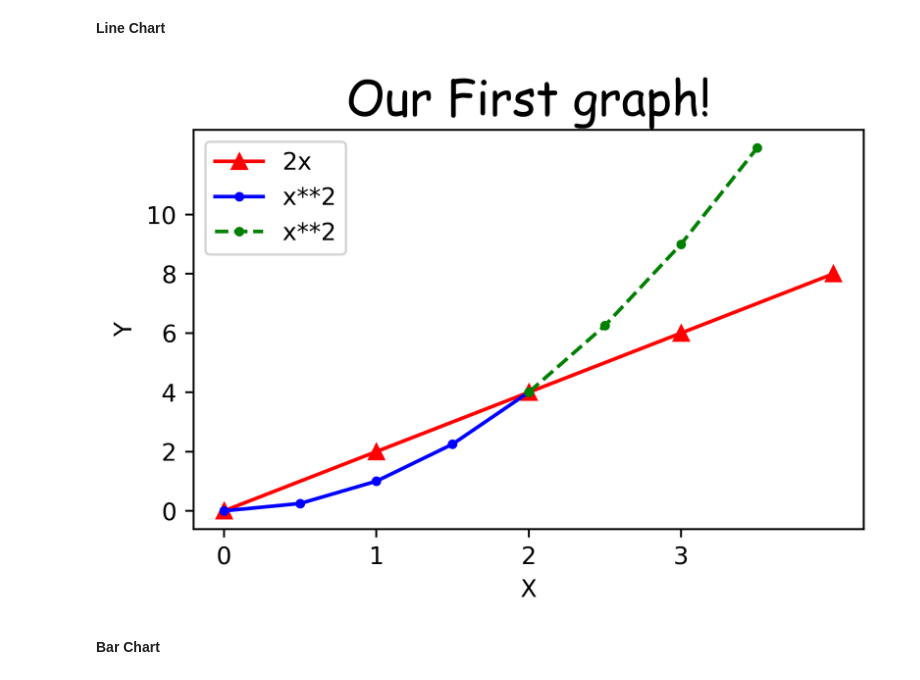
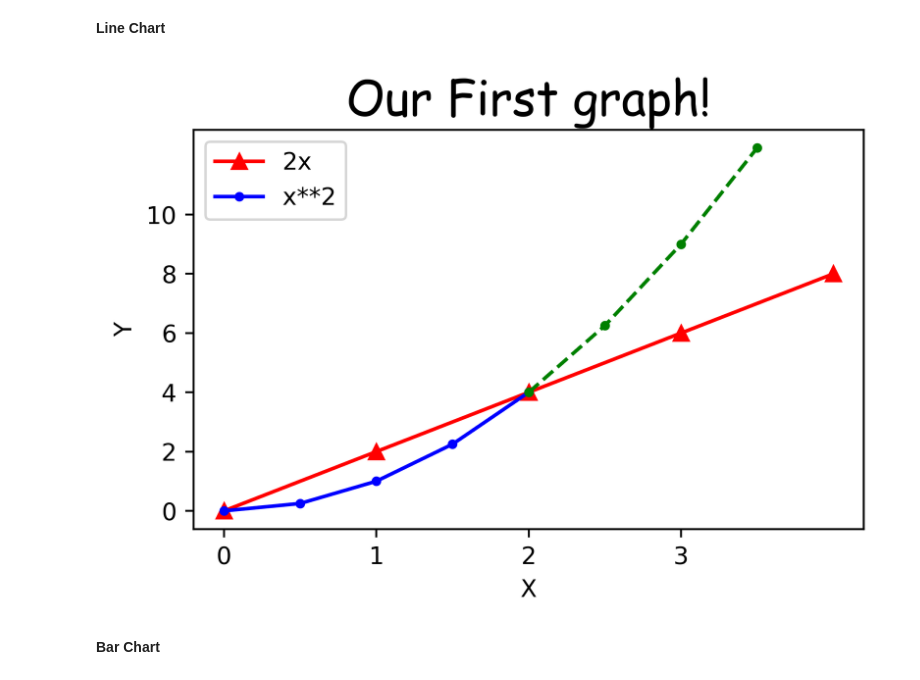
Before and after one commit to mtrx1207/practice02-matplotlib-and-paper-reading, a Jupyter notebook: practice.ipynb, the cells around one changed output. Drawn from its saved outputs; the diff is of its cells as text; code cells hidden in the pictures.

Commit message:
2d graph almost completed

```diff
--- a/practice.ipynb
+++ b/practice.ipynb
@@ -34,35 +34,35 @@ plt.ylabel("Y")
 #determine x axis ticks
 plt.xticks([0,1,2,3])
 
 #determine y axis ticks
 plt.yticks([0,2,4,6,8,10])
 
 # plot need 2 lists for x and y
 # label is the data name
 # color is the line color, can be hexadecimal also
 
 #keyword argument notation
 # plt.plot(x,y, label="2x", color="red",linewidth=2,marker=".",markersize=10,markeredgecolor='blue')
 
 # shortcut notation
 # [color][marker][line]
 plt.plot(x,y,"r^-", label="2x")
 
 # Plot another 2 lines!
 x2 = np.arange(0,4,0.5)
 plt.plot(x2[:5], x2[:5]**2, "b.-", label="x**2")
-plt.plot(x2[4:], x2[4:]**2, "g.--", label="x**2")
+plt.plot(x2[4:], x2[4:]**2, "g.--")
 
 #add legend (it depends on label we pass into plt.plot)
 plt.legend()
 
 #save graph into png
 plt.savefig("mygraph.png", dpi=100)
 
 #display the graph!
 plt.show()
 # %% [output]
-[figure, old version]
+[figure, new version]
 # %% [markdown]
 **Bar Chart**
 # %%
```
Also changed, not shown: parts of 11 cells of this notebook, 3 other files.
